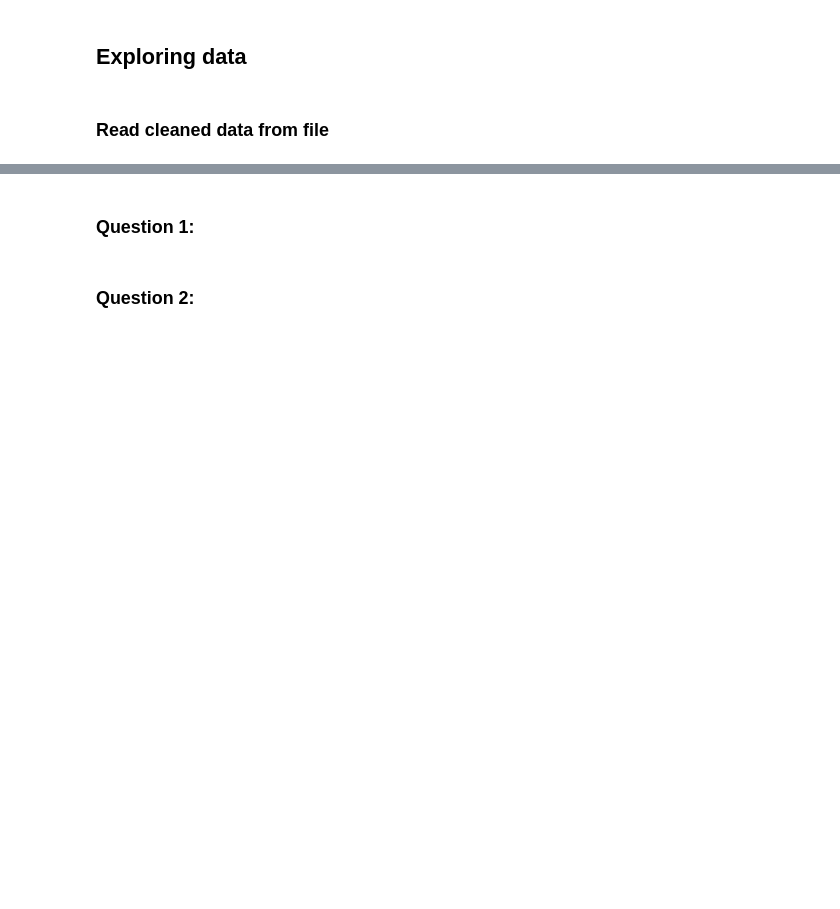
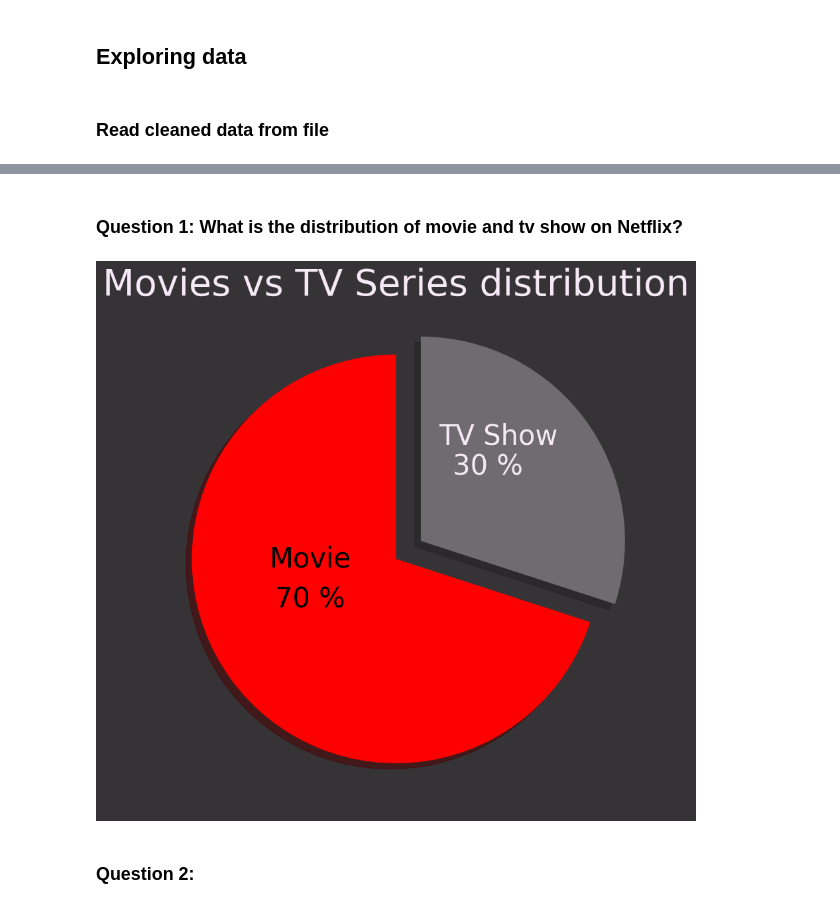
Before and after one commit to quocthanh18/LTKHDL, a Jupyter notebook: notebooks/2.0-EDA.ipynb, the cells around one changed output, grey strips where cells are left out. Saved outputs shown, nothing was run; the diff lists cells and outputs as text; code cells hidden in the pictures; blank space fills up the shorter version.

Commit message:
add Question 1

```diff
--- a/notebooks/2.0-EDA.ipynb
+++ b/notebooks/2.0-EDA.ipynb
@@ -22,4 +24,27 @@ df.sample(5)
-# %% [markdown]
-### Question 1:
+# %% [markdown]
+### Question 1: What is the distribution of movie and tv show on Netflix?
+# %%
+x=df['type'].value_counts()
+y=len(df)
+r=((x/y)).round(2)
+
+mf_ratio = pd.DataFrame(r).T
+# %%
+values = mf_ratio.values.flatten().tolist()
+labels = mf_ratio.columns.tolist()
+explode = (0, 0.15)
+colors = ['#E50914', '#221f1f']  # Netflix red and dark color for the slices
+fig, ax = plt.subplots(figsize=(25, 10), facecolor="#363336")
+plt.pie(x=values, shadow=True, explode=explode, colors =['red','#706B70'], startangle=90, )
+plt.title('Movies vs TV Series distribution', color='#F5E9F5', fontsize=40)
+ax.text(s=labels[0],x=-0.42,y=0,fontsize=30,va='center',ha='center')
+ax.text(s=f'{values[0] * 100:.0f} %',x=-0.42,y=-0.2,fontsize=30,va='center',ha='center')
+
+ax.text(s=labels[1],x=0.5,y=0.6, fontsize=30,color='#F5E9F5',va='center',ha='center')
+ax.text(s=f'{values[1] * 100:.0f} %',x=0.45,y=0.45,fontsize=30,va='center',ha='center', color='#F5E9F5')
+# Display the pie chart
+plt.show()
+# %% [output]
+[figure, added]
 # %% [markdown]
 ### Question 2:
```
Also changed, not shown: parts of 2 cells of this notebook.
